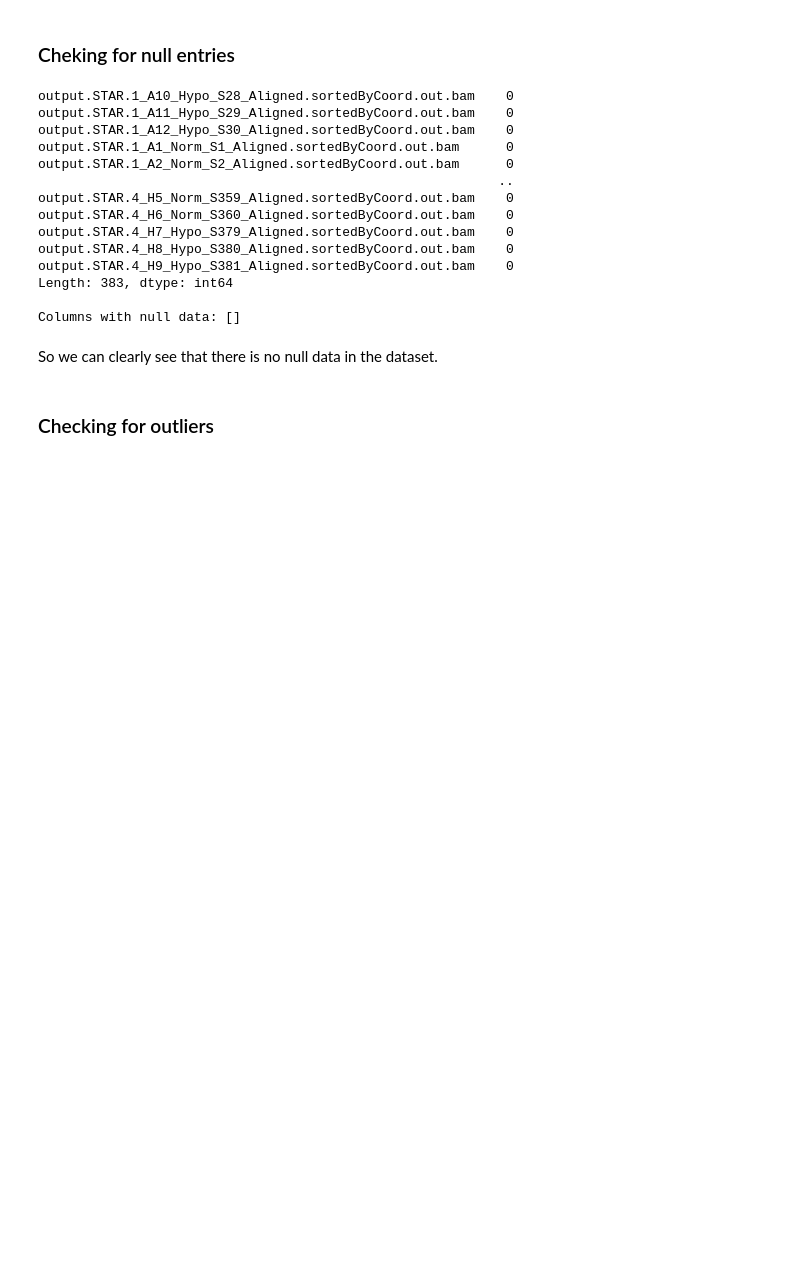
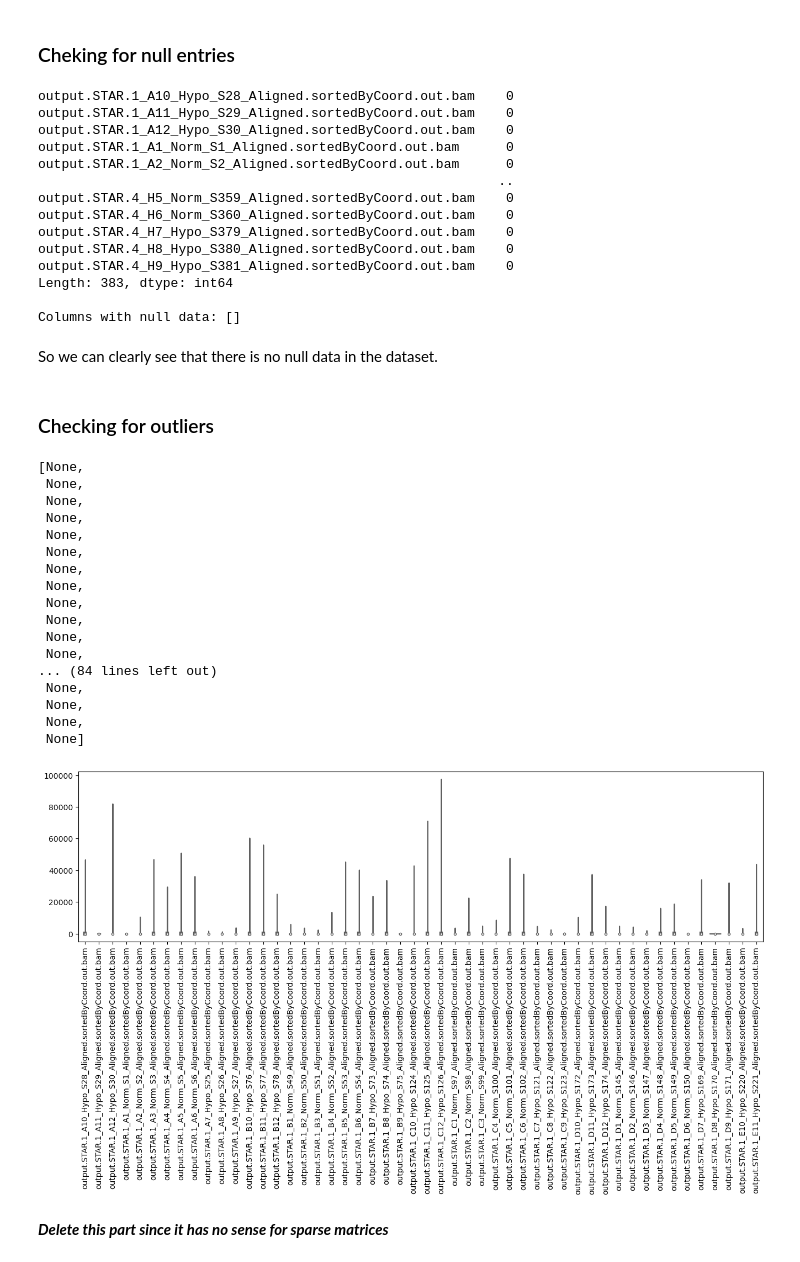
Before and after one commit to andreafabbricatore/ailab, a Jupyter notebook: alelunch.ipynb, the cells around one changed output. Drawn from its saved outputs; the diff is of its cells as text; code cells hidden in the pictures; blank space fills up the shorter version.

```diff
--- a/alelunch.ipynb
+++ b/alelunch.ipynb
@@ -60,3 +60,28 @@ Columns with null data: []
 So we can clearly see that there is no null data in the dataset.
 # %% [markdown]
 ### Checking for outliers
+# %%
+plt.figure(figsize=(16,4))
+plot=sns.violinplot(data=unfiltered_mcf7_smarts.iloc[:, :50],palette="Set3",cut=0)
+plt.setp(plot.get_xticklabels(), rotation=90)
+# %% [output]
+[None,
+ None,
+ None,
+ None,
+ None,
+ None,
+ None,
+ None,
+ None,
+ None,
+ None,
+ None,
+... (84 lines left out)
+ None,
+ None,
+ None,
+ None]
+[figure, added]
+# %% [markdown]
+***Delete this part since it has no sense for sparse matrices***
```
Also changed, not shown: parts of 15 cells of this notebook, 1 other file.
